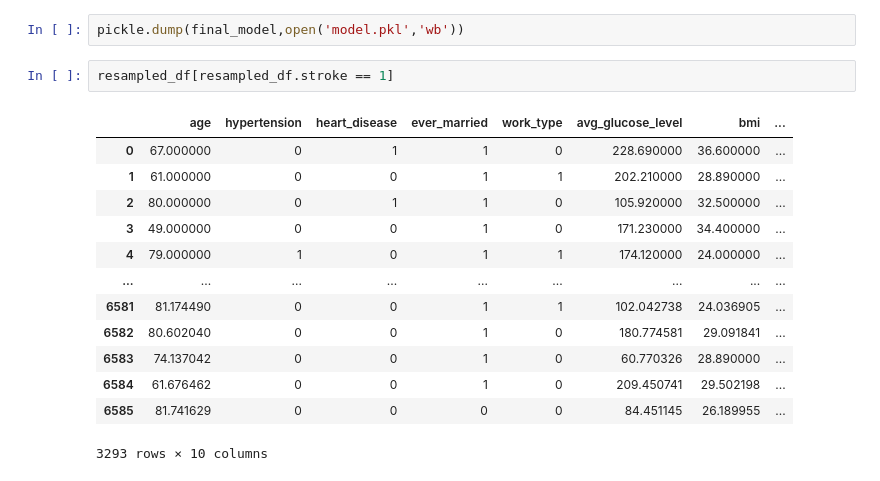
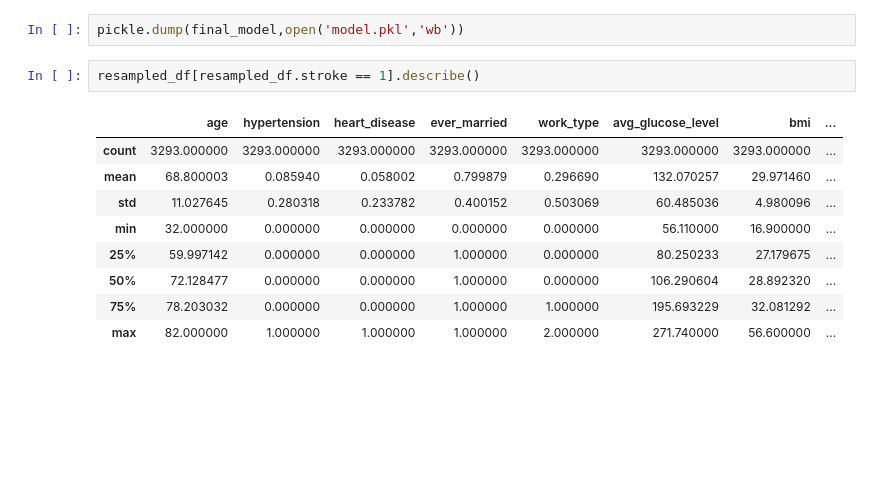
Before and after one commit to HarishwarTG/Stroke-prediction-using-ML, a Jupyter notebook: Stroke prediction.ipynb, the cells around one changed output. Cells and saved outputs as stored; diff of their text form; blank space fills up the shorter version.

```diff
--- a/Stroke prediction.ipynb
+++ b/Stroke prediction.ipynb
@@ -1181,18 +1179,14 @@ import pickle
 # %%
 pickle.dump(final_model,open('model.pkl','wb'))
 # %%
-resampled_df[resampled_df.stroke == 1]
+resampled_df[resampled_df.stroke == 1].describe()
 # %% [output]
 |  | age | hypertension | heart_disease | ever_married | work_type | avg_glucose_level | bmi | ... |
-| 0 | 67.000000 | 0 | 1 | 1 | 0 | 228.690000 | 36.600000 | ... |
-| 1 | 61.000000 | 0 | 0 | 1 | 1 | 202.210000 | 28.890000 | ... |
-| 2 | 80.000000 | 0 | 1 | 1 | 0 | 105.920000 | 32.500000 | ... |
-| 3 | 49.000000 | 0 | 0 | 1 | 0 | 171.230000 | 34.400000 | ... |
-| 4 | 79.000000 | 1 | 0 | 1 | 1 | 174.120000 | 24.000000 | ... |
-| ... | ... | ... | ... | ... | ... | ... | ... | ... |
-| 6581 | 81.174490 | 0 | 0 | 1 | 1 | 102.042738 | 24.036905 | ... |
-| 6582 | 80.602040 | 0 | 0 | 1 | 0 | 180.774581 | 29.091841 | ... |
-| 6583 | 74.137042 | 0 | 0 | 1 | 0 | 60.770326 | 28.890000 | ... |
-| 6584 | 61.676462 | 0 | 0 | 1 | 0 | 209.450741 | 29.502198 | ... |
-| 6585 | 81.741629 | 0 | 0 | 0 | 0 | 84.451145 | 26.189955 | ... |
+| count | 3293.000000 | 3293.000000 | 3293.000000 | 3293.000000 | 3293.000000 | 3293.000000 | 3293.000000 | ... |
+| mean | 68.800003 | 0.085940 | 0.058002 | 0.799879 | 0.296690 | 132.070257 | 29.971460 | ... |
+| std | 11.027645 | 0.280318 | 0.233782 | 0.400152 | 0.503069 | 60.485036 | 4.980096 | ... |
+| min | 32.000000 | 0.000000 | 0.000000 | 0.000000 | 0.000000 | 56.110000 | 16.900000 | ... |
+| 25% | 59.997142 | 0.000000 | 0.000000 | 1.000000 | 0.000000 | 80.250233 | 27.179675 | ... |
+| 50% | 72.128477 | 0.000000 | 0.000000 | 1.000000 | 0.000000 | 106.290604 | 28.892320 | ... |
+| 75% | 78.203032 | 0.000000 | 0.000000 | 1.000000 | 1.000000 | 195.693229 | 32.081292 | ... |
+| max | 82.000000 | 1.000000 | 1.000000 | 1.000000 | 2.000000 | 271.740000 | 56.600000 | ... |
-3293 rows × 10 columns
```
Also changed, not shown: parts of 14 cells of this notebook, 2 other files.
